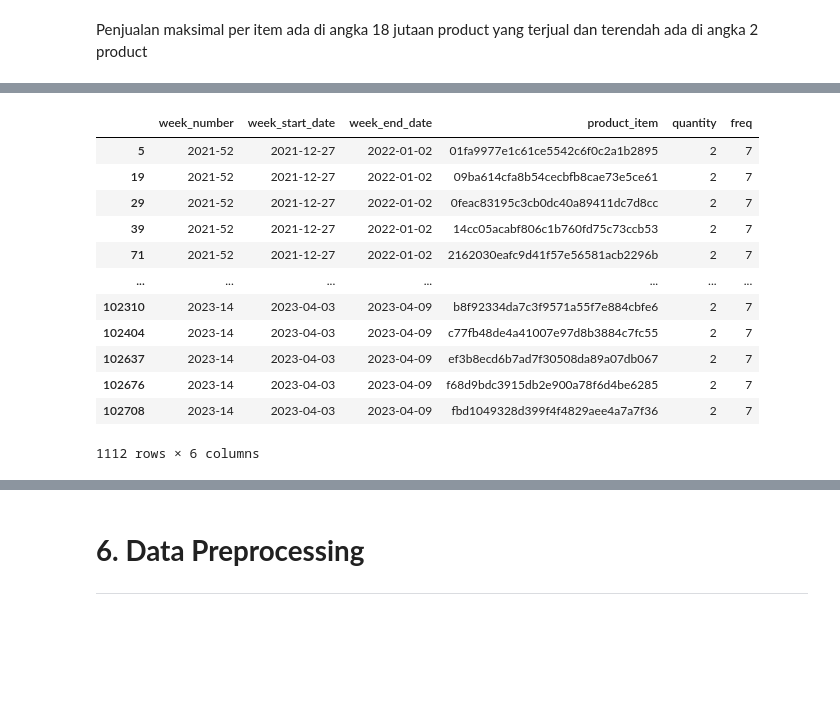
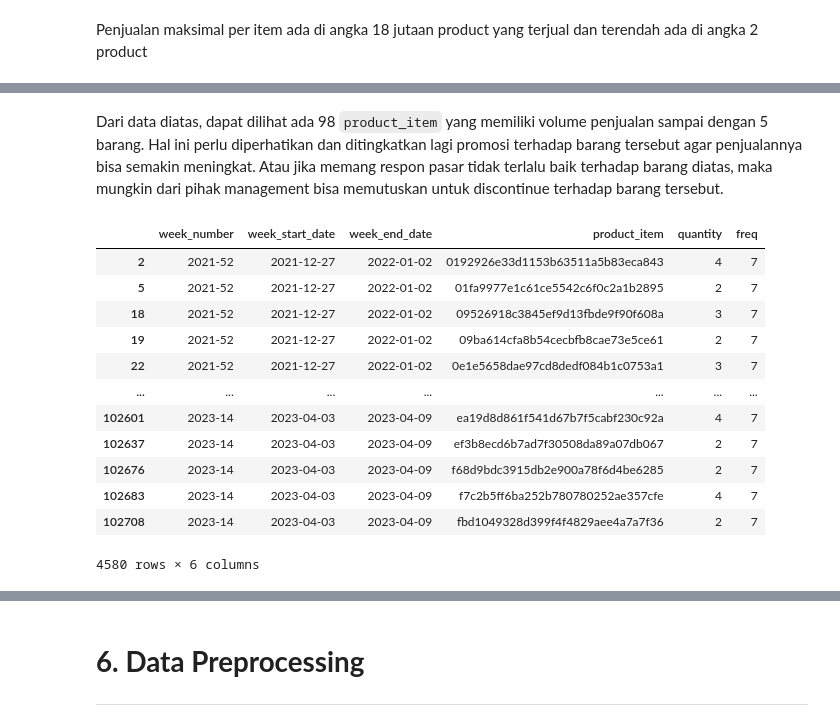
Before and after one commit to andik-alfauzi/Sales-Prediction, a Jupyter notebook: Time_Series_Sales_Prediction.ipynb, the cells around one changed output, grey strips where cells are left out. Cells and saved outputs as stored; diff of their text form; code cells hidden in the pictures; blank space fills up the shorter version.

```diff
--- a/Time_Series_Sales_Prediction.ipynb
+++ b/Time_Series_Sales_Prediction.ipynb
@@ -170,0 +199,3 @@ Ada 1 item yang tidak memiliki performa penjualan
+# %%
+# Drop missing data
+data = data.dropna()
@@ -202,21 +302,23 @@ Penjualan maksimal per item ada di angka 18 jutaan product yang terjual dan tere
+# %% [markdown]
+Dari data diatas, dapat dilihat ada 98 `product_item` yang memiliki volume penjualan sampai dengan 5 barang. Hal ini perlu diperhatikan dan ditingkatkan lagi promosi terhadap barang tersebut agar penjualannya bisa semakin meningkat. Atau jika memang respon pasar tidak terlalu baik terhadap barang diatas, maka mungkin dari pihak management bisa memutuskan untuk discontinue terhadap barang tersebut.
 # %%
 # Check the lowest sales
-lowSales = data.loc[(data['quantity'] == 2)]
+lowSales = data.loc[(data['quantity'] <= 5)]
 lowSales
 # %% [output]
 |  | week_number | week_start_date | week_end_date | product_item | quantity | freq |
+| 2 | 2021-52 | 2021-12-27 | 2022-01-02 | 0192926e33d1153b63511a5b83eca843 | 4 | 7 |
 | 5 | 2021-52 | 2021-12-27 | 2022-01-02 | 01fa9977e1c61ce5542c6f0c2a1b2895 | 2 | 7 |
+| 18 | 2021-52 | 2021-12-27 | 2022-01-02 | 09526918c3845ef9d13fbde9f90f608a | 3 | 7 |
 | 19 | 2021-52 | 2021-12-27 | 2022-01-02 | 09ba614cfa8b54cecbfb8cae73e5ce61 | 2 | 7 |
-| 29 | 2021-52 | 2021-12-27 | 2022-01-02 | 0feac83195c3cb0dc40a89411dc7d8cc | 2 | 7 |
-| 39 | 2021-52 | 2021-12-27 | 2022-01-02 | 14cc05acabf806c1b760fd75c73ccb53 | 2 | 7 |
-| 71 | 2021-52 | 2021-12-27 | 2022-01-02 | 2162030eafc9d41f57e56581acb2296b | 2 | 7 |
+| 22 | 2021-52 | 2021-12-27 | 2022-01-02 | 0e1e5658dae97cd8dedf084b1c0753a1 | 3 | 7 |
 | ... | ... | ... | ... | ... | ... | ... |
-| 102310 | 2023-14 | 2023-04-03 | 2023-04-09 | b8f92334da7c3f9571a55f7e884cbfe6 | 2 | 7 |
-| 102404 | 2023-14 | 2023-04-03 | 2023-04-09 | c77fb48de4a41007e97d8b3884c7fc55 | 2 | 7 |
+| 102601 | 2023-14 | 2023-04-03 | 2023-04-09 | ea19d8d861f541d67b7f5cabf230c92a | 4 | 7 |
 | 102637 | 2023-14 | 2023-04-03 | 2023-04-09 | ef3b8ecd6b7ad7f30508da89a07db067 | 2 | 7 |
 | 102676 | 2023-14 | 2023-04-03 | 2023-04-09 | f68d9bdc3915db2e900a78f6d4be6285 | 2 | 7 |
+| 102683 | 2023-14 | 2023-04-03 | 2023-04-09 | f7c2b5ff6ba252b780780252ae357cfe | 4 | 7 |
 | 102708 | 2023-14 | 2023-04-03 | 2023-04-09 | fbd1049328d399f4f4829aee4a7a7f36 | 2 | 7 |
-1112 rows × 6 columns
+4580 rows × 6 columns
 # %%
 # Grouping lowest sales
 lowSales = lowSales.groupby('week_start_date')['quantity'].sum()
```
Also changed, not shown: parts of 46 cells of this notebook.
